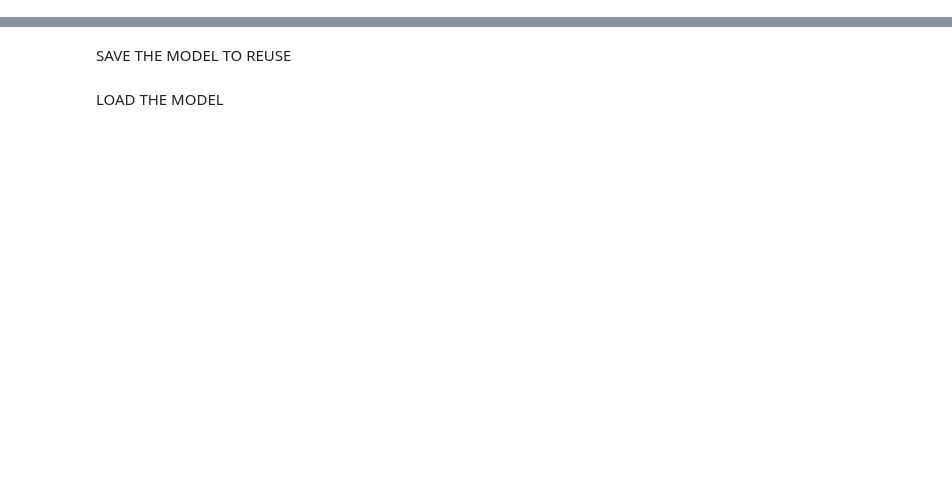
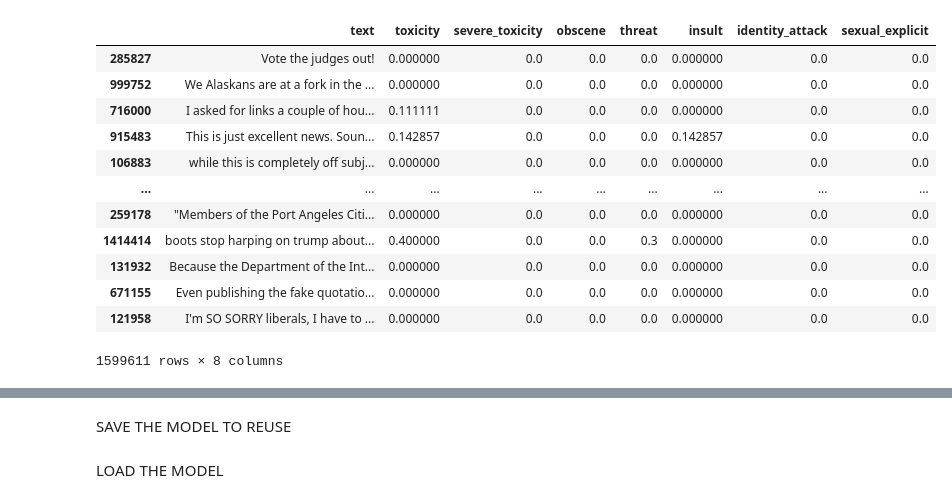
Before and after one commit to AmshuBelbase/FilterX, a Jupyter notebook: multi-label-regression.ipynb, the cells around one changed output, grey strips where cells are left out. Cells and saved outputs as stored; diff of their text form; code cells hidden in the pictures; blank space fills up the shorter version.

```diff
--- a/multi-label-regression.ipynb
+++ b/multi-label-regression.ipynb
@@ -31,3 +31,19 @@ df = pd.concat([df_test, df_train1, df_train2, df_val], ignore_index=True)
 
 # Split data
 train_df, val_df = train_test_split(df, test_size=0.2, random_state=42)
+# %%
+train_df
+# %% [output]
+|  | text | toxicity | severe_toxicity | obscene | threat | insult | identity_attack | sexual_explicit |
+| 285827 | Vote the judges out! | 0.000000 | 0.0 | 0.0 | 0.0 | 0.000000 | 0.0 | 0.0 |
+| 999752 | We Alaskans are at a fork in the ... | 0.000000 | 0.0 | 0.0 | 0.0 | 0.000000 | 0.0 | 0.0 |
+| 716000 | I asked for links a couple of hou... | 0.111111 | 0.0 | 0.0 | 0.0 | 0.000000 | 0.0 | 0.0 |
+| 915483 | This is just excellent news. Soun... | 0.142857 | 0.0 | 0.0 | 0.0 | 0.142857 | 0.0 | 0.0 |
+| 106883 | while this is completely off subj... | 0.000000 | 0.0 | 0.0 | 0.0 | 0.000000 | 0.0 | 0.0 |
+| ... | ... | ... | ... | ... | ... | ... | ... | ... |
+| 259178 | "Members of the Port Angeles Citi... | 0.000000 | 0.0 | 0.0 | 0.0 | 0.000000 | 0.0 | 0.0 |
+| 1414414 | boots stop harping on trump about... | 0.400000 | 0.0 | 0.0 | 0.3 | 0.000000 | 0.0 | 0.0 |
+| 131932 | Because the Department of the Int... | 0.000000 | 0.0 | 0.0 | 0.0 | 0.000000 | 0.0 | 0.0 |
+| 671155 | Even publishing the fake quotatio... | 0.000000 | 0.0 | 0.0 | 0.0 | 0.000000 | 0.0 | 0.0 |
+| 121958 | I'm SO SORRY liberals, I have to ... | 0.000000 | 0.0 | 0.0 | 0.0 | 0.000000 | 0.0 | 0.0 |
+1599611 rows × 8 columns
```
Also changed, not shown: parts of 14 cells of this notebook, 8 other files.
